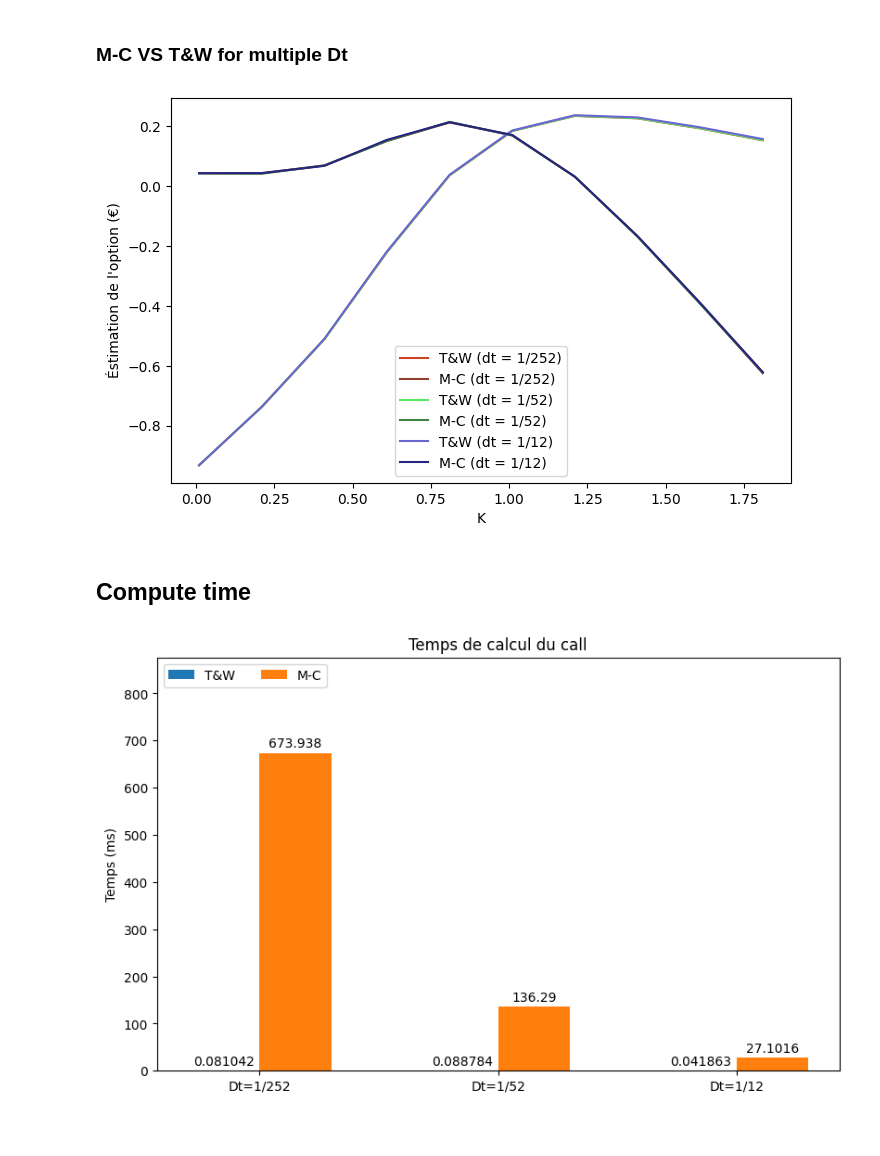
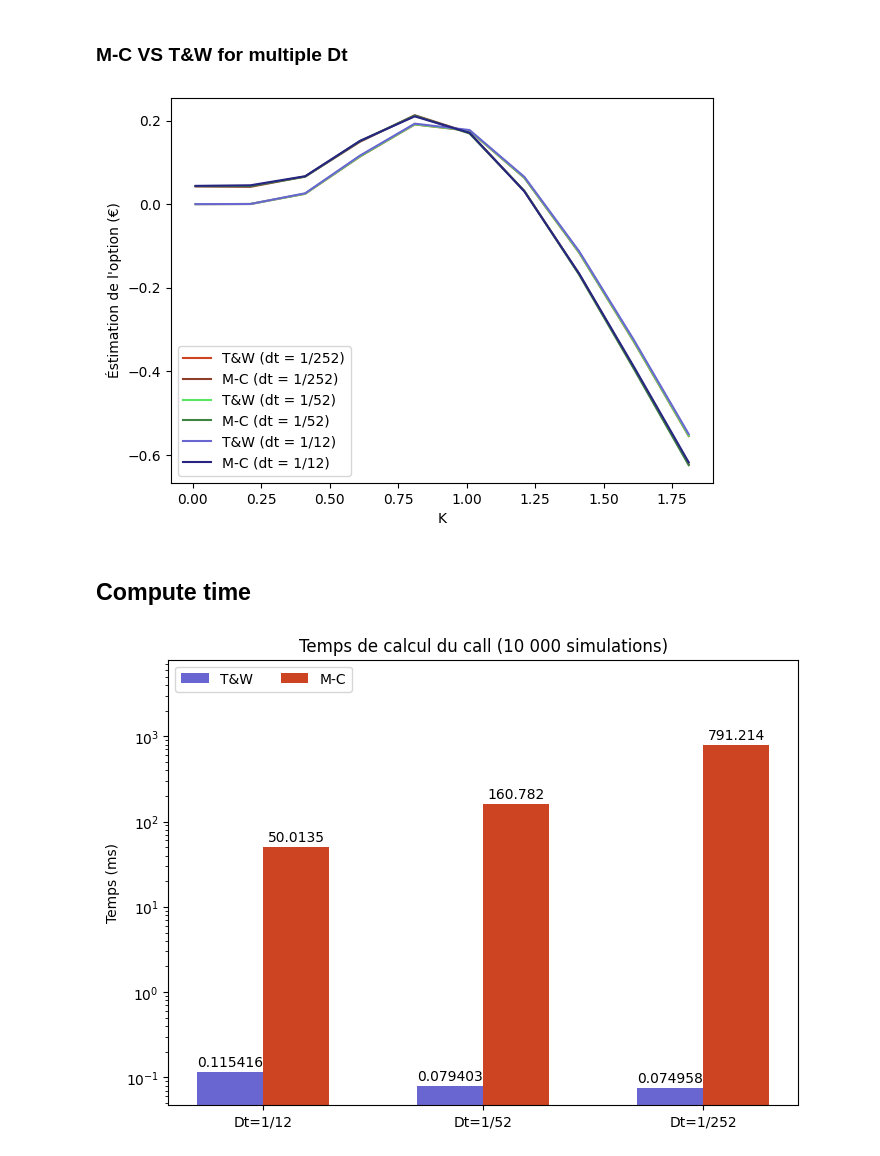
Before and after one commit to Sh3xe/asian-option-pricing, a Jupyter notebook: pricing.ipynb, the cells around one changed output. Cells and saved outputs as stored; diff of their text form; code cells hidden in the pictures; blank space fills up the shorter version.

```diff
--- a/pricing.ipynb
+++ b/pricing.ipynb
@@ -229,7 +229,7 @@ def approx_calc_K(K, price_paths):
 num_paths = 3000 # To be calculated with a real criterion
 critical_value = 1.645
 
-price_paths = price_paths_bs(r, sig, T, S0, num_paths, num_subdivs)
+price_paths = price_paths_bs(r, sig, T, S0, num_subdivs, num_paths)
 K_range = np.arange(0.1, 2.0, 0.1)
 approx_vec = np.zeros(K_range.shape)
 std_vec = np.zeros(K_range.shape)
@@ -248,6 +248,6 @@ plt.hlines(tnw_approx, xmin=K_range.min(), xmax=K_range.max())
 plt.xlabel("K")
 plt.ylabel("Éstimation (€)")
 plt.legend()
-plt.savefig("figures/value_vs_K.png", dpi=600)
+plt.savefig("figures/value_vs_K.png", dpi=IMG_DPI)
 plt.show()
 # %% [output]
@@ -281,7 +281,7 @@ def approx_calc_sig(sig, price_paths):
 chosen_num_paths = 100 # To be calculated with a real criterion
 critical_value = 1.645
 
-price_paths = price_paths_bs(r, sig, T, S0, chosen_num_paths, num_subdivs)
+price_paths = price_paths_bs(r, sig, T, S0, num_subdivs, chosen_num_paths)
 sig_range = np.arange(0.001, 0.8, 0.05)
 approx_vec = np.zeros(sig_range.shape)
 std_vec = np.zeros(sig_range.shape)
@@ -300,6 +300,6 @@ plt.hlines(tnw_approx, xmin=sig_range.min(), xmax=sig_range.max())
 plt.xlabel("sigma")
 plt.ylabel("Éstimation (€)")
 plt.legend()
-plt.savefig("figures/value_vs_sig.png", dpi=600)
+plt.savefig("figures/value_vs_sig.png", dpi=IMG_DPI)
 plt.show()
 # %% [output]
@@ -346,17 +346,17 @@ for i in range(len(subdiv_values)):
 
     num_subdivs = T*subdiv
     tnw_vals = call_tnw_dis(r, sig, T, S0, K_range, num_subdivs)
-    mc_vals = call_ctrl(r, sig, T, S0, K_range, num_paths, num_subdivs)[0]
+    mc_vals = call_ctrl(r, sig, T, S0, K_range, num_subdivs, num_paths)[0]
     plt.plot(K_range, tnw_vals, label=f"T&W (dt = 1/{subdiv})", c=tnw_cols[i])
     plt.plot(K_range, mc_vals, label=f"M-C (dt = 1/{subdiv})", c=mc_cols[i])
 
 plt.xlabel("K")
 plt.ylabel("Éstimation de l'option (€)")
 plt.legend()
-plt.savefig("figures/mc_vs_tnw_dts.png", dpi=600)
+plt.savefig("figures/mc_vs_tnw_dts.png", dpi=IMG_DPI)
 plt.show()
 # %% [output]
-[figure, old version]
+[figure, new version]
 # %% [markdown]
 ## Compute time
 # %%
@@ -364,7 +364,7 @@ import timeit
 
 # a number of path that takes long enough on my computer to do stats
 large_num_paths = 10000
-subdiv_vals = [252, 52, 12]
+subdiv_vals = [12, 52, 252]
 subdiv_labels = [f"Dt=1/{d}" for d in subdiv_vals]
 tnw_cols = [RED, GREEN, BLUE]
 mc_cols = [DARK_RED, DARK_GREEN, DARK_BLUE]
@@ -379,28 +379,27 @@ mc_times = np.zeros(len(subdiv_vals))
 for i in range(len(subdiv_vals)):
     num_subdivs = T * subdiv_vals[i]
     tnw_times[i] = 1000 * timeit.timeit(lambda: call_asian_bs_tnw_dis(r,sig,T,S0,K, num_subdivs), number=1)
-    mc_times[i] = 1000 * timeit.timeit(lambda: call_asian_bs_mc_ctrl(r,sig,T,S0,K, large_num_paths, num_subdivs), number=1)
+    mc_times[i] = 1000 * timeit.timeit(lambda: call_asian_bs_mc_ctrl(r,sig,T,S0,K, num_subdivs, large_num_paths), number=1)
 # %%
-measurements = {
-    'T&W': tnw_times,
-    'M-C': mc_times,
-}
+fig, ax = plt.subplots(layout='constrained')
 
-fig, ax = plt.subplots(layout='constrained')
-for attribute, measurement in measurements.items():
-    offset = width * multiplier + width*0.5
-    rects = ax.bar(x + offset, measurement, width, label=attribute)
-    ax.bar_label(rects, padding=2)
-    multiplier += 1
+# Ploting T&W
+offset = width*0.5
+rects = ax.bar(x + offset, tnw_times, width, label="T&W", log=True, color=BLUE)
+ax.bar_label(rects, padding=2)
+
+# Ploting M-C
+offset = width*1.5
+rects = ax.bar(x + offset, mc_times, width, label="M-C", log=True, color=RED)
+ax.bar_label(rects, padding=2)
 
 ax.set_ylabel("Temps (ms)")
-ax.set_title("Temps de calcul du call")
+ax.set_title("Temps de calcul du call (10 000 simulations)")
 ax.set_xticks(x + width, subdiv_labels)
 ax.legend(loc="upper left", ncols=2)
-ymax = np.max(mc_times) * 1.3
+ymax = np.max(mc_times) * 10
 ax.set_ylim(0, ymax)
-
-plt.savefig("figures/times.png", dpi=600)
+plt.savefig("figures/times.png", dpi=IMG_DPI)
 plt.show()
 # %% [output]
-[figure, old version]
+[figure, new version]
```
Also changed, not shown: parts of 19 cells of this notebook, 2 other files.
